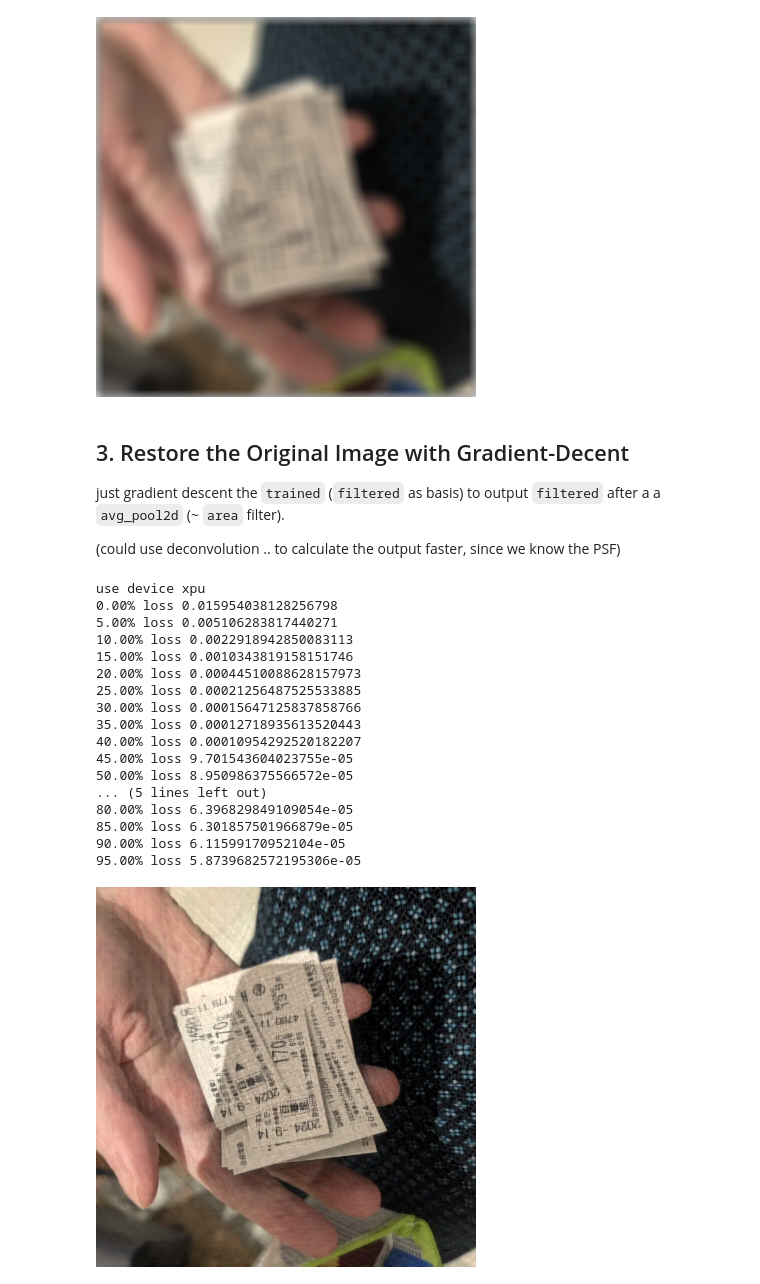
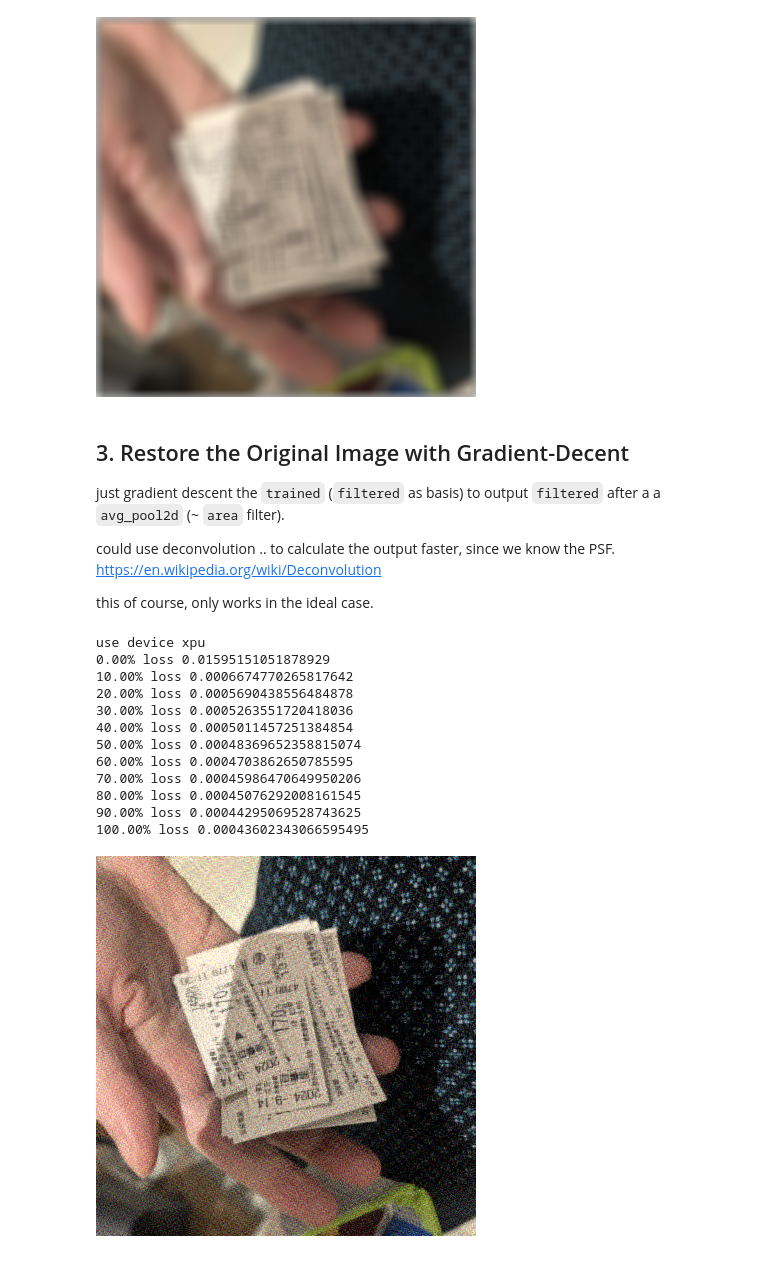
Before and after one commit to KoKuToru/de-pixelate_gaV-O6NPWrI, a Jupyter notebook: example/filtered-area.ipynb, the cells around one changed output. Saved outputs shown, nothing was run; the diff lists cells and outputs as text; code cells hidden in the pictures.

```diff
--- a/example/filtered-area.ipynb
+++ b/example/filtered-area.ipynb
@@ -8,11 +8,11 @@ This notebook demonstrates how to area filter (box filter) original image and th
 import PIL.Image as Image
 import torchvision.transforms.functional as TF
 
-original = TF.to_tensor(Image.open('template.png').convert('RGBA')).unsqueeze_(0)
+frame_original = TF.to_tensor(Image.open('template.png').convert('RGBA')).unsqueeze_(0)
 
-H, W = original.size()[-2:]
+H, W = frame_original.size()[-2:]
 
-TF.to_pil_image(original[0])
+TF.to_pil_image(frame_original[0])
 # %% [output]
 [figure]
 # %% [markdown]
@@ -23,9 +23,15 @@ import torch.nn.functional as F
 
 CHUNK_SIZE = 16
 
-filtered = F.avg_pool2d(F.pad(original, (CHUNK_SIZE, CHUNK_SIZE, CHUNK_SIZE, CHUNK_SIZE)), CHUNK_SIZE, 1)[..., CHUNK_SIZE//2:, CHUNK_SIZE//2:][...,:H, :W]
+frame_filtered = F.avg_pool2d(
+    F.pad(frame_original, (CHUNK_SIZE, CHUNK_SIZE, CHUNK_SIZE, CHUNK_SIZE)),
+    CHUNK_SIZE, 1
+)[..., CHUNK_SIZE//2:, CHUNK_SIZE//2:][...,:H, :W]
 
-TF.to_pil_image(filtered[0])
+# quantize to 8bit
+frame_filtered = frame_filtered.mul(0xFF).to(torch.uint8).float().div(0xFF)
+
+TF.to_pil_image(frame_filtered[0])
 # %% [output]
 [figure]
 # %% [markdown]
@@ -33,53 +39,54 @@ TF.to_pil_image(filtered[0])
 
 just gradient descent the `trained` (`filtered` as basis) to output `filtered` after a a `avg_pool2d` (~ `area` filter).
 
-(could use deconvolution .. to calculate the output faster, since we know the PSF)
+could use deconvolution .. to calculate the output faster, since we know the PSF.\
+https://en.wikipedia.org/wiki/Deconvolution
+
+this of course, only works in the ideal case.
 # %%
 import torch.nn as nn
 import torch.optim as optim
 
 device = 'cpu'
 if torch.xpu.is_available():
     device = 'xpu'
 elif torch.cuda.is_available():
     device = 'cuda'
 print('use device', device)
 
-filtered = filtered.to(device)
-trained = nn.Parameter(filtered.clone(), requires_grad=True)
+frame_accumulated = frame_filtered.to(device).detach()
+frame_trained = nn.Parameter(frame_accumulated.clone(), requires_grad=True)
 
-optimizer = optim.Adam([trained])
-ROUNDS = 2000
+optimizer = optim.Adamax([frame_trained])
+ROUNDS = 5000
 for i in range(ROUNDS):
-    #frame_trained.data.add_(torch.randn_like(frame_trained).mul_(1/1024))
+    filtered = F.avg_pool2d(
+        F.pad(frame_trained, (CHUNK_SIZE, CHUNK_SIZE, CHUNK_SIZE, CHUNK_SIZE)),
+        CHUNK_SIZE, 1
+    )[..., CHUNK_SIZE//2:, CHUNK_SIZE//2:][...,:H, :W]
     optimizer.zero_grad()
-    loss = F.l1_loss(
-        F.avg_pool2d(F.pad(trained, (CHUNK_SIZE, CHUNK_SIZE, CHUNK_SIZE, CHUNK_SIZE)), CHUNK_SIZE, 1)[..., CHUNK_SIZE//2:, CHUNK_SIZE//2:][...,:H, :W],
-        filtered
-    )
+    loss = F.l1_loss(filtered, frame_accumulated)
     loss.backward()
     optimizer.step()
-    trained.data.clamp_(0, 1)
-    if (i % 100) == 0:
+
+    frame_trained.data.clamp_(0, 1)
+
+    if (i % (ROUNDS // 10)) == 0:
         print(f'{i / ROUNDS * 100:03.2f}%', 'loss', float(loss))
+print(f'{100:03.2f}%', 'loss', float(loss))
 
-TF.to_pil_image(trained[0])
+TF.to_pil_image(frame_trained[0])
 # %% [output]
 use device xpu
-0.00% loss 0.015954038128256798
-5.00% loss 0.005106283817440271
-10.00% loss 0.0022918942850083113
-15.00% loss 0.0010343819158151746
-20.00% loss 0.00044510088628157973
-25.00% loss 0.00021256487525533885
-30.00% loss 0.00015647125837858766
-35.00% loss 0.00012718935613520443
-40.00% loss 0.00010954292520182207
-45.00% loss 9.701543604023755e-05
-50.00% loss 8.950986375566572e-05
-... (5 lines left out)
-80.00% loss 6.396829849109054e-05
-85.00% loss 6.301857501966879e-05
-90.00% loss 6.11599170952104e-05
-95.00% loss 5.8739682572195306e-05
+0.00% loss 0.01595151051878929
+10.00% loss 0.0006674770265817642
+20.00% loss 0.0005690438556484878
+30.00% loss 0.0005263551720418036
+40.00% loss 0.0005011457251384854
+50.00% loss 0.00048369652358815074
+60.00% loss 0.0004703862650785595
+70.00% loss 0.00045986470649950206
+80.00% loss 0.00045076292008161545
+90.00% loss 0.00044295069528743625
+100.00% loss 0.00043602343066595495
-[figure, old version]
+[figure, new version]
```
Also changed, not shown: 2 other files.
